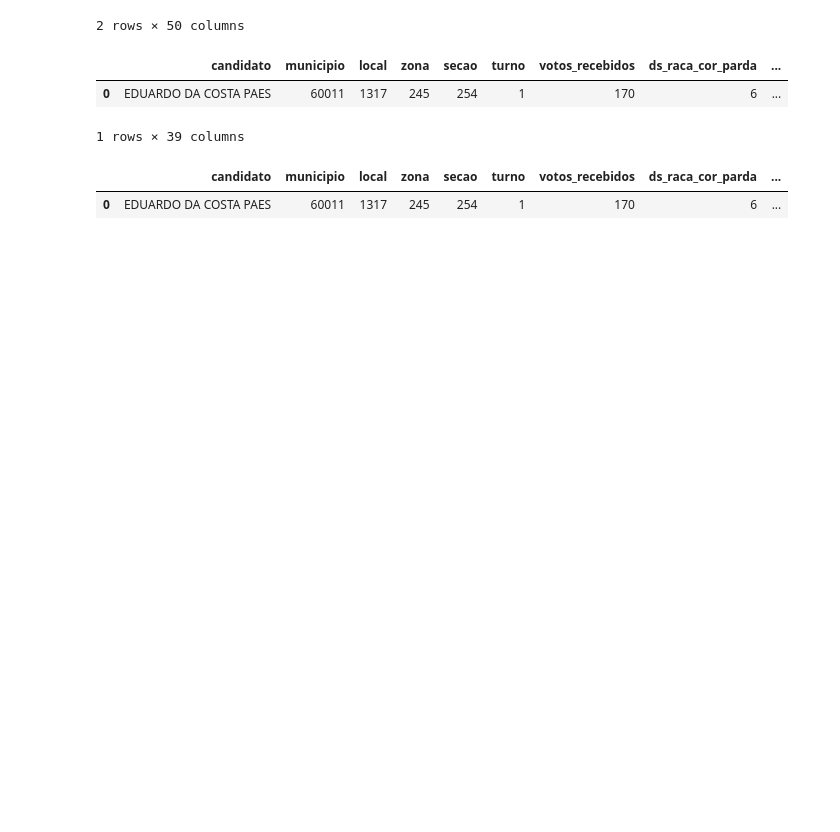
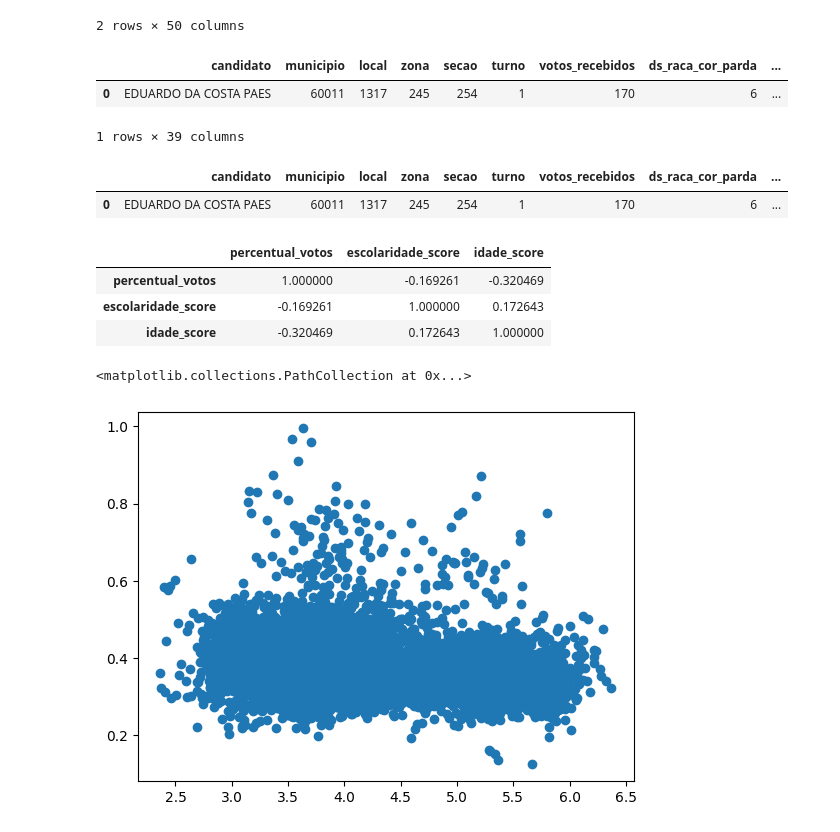
Before and after one commit to caiogimenes/tse-data, a Jupyter notebook: 4-analise_corr.ipynb, the cells around one changed output. Saved outputs shown, nothing was run; the diff lists cells and outputs as text; code cells hidden in the pictures; blank space fills up the shorter version.

```diff
--- a/4-analise_corr.ipynb
+++ b/4-analise_corr.ipynb
@@ -30,8 +31,8 @@ pesos_escolaridade = {
 # Calculando o score usando np.average com os pesos
 data["escolaridade_score"] = data.apply(
     lambda row: np.average(
-        [row[col] for col in pesos_escolaridade.keys()],  # Valores das colunas
-        weights=[pesos_escolaridade[col] for col in pesos_escolaridade.keys()]  # Pesos associados às colunas
+        [pesos_escolaridade[col] for col in pesos_escolaridade.keys()],  # Valores das colunas
+        weights=[row[col] for col in pesos_escolaridade.keys()]  # Pesos associados às colunas
     ),
     axis=1
 )
@@ -50,7 +51,7 @@ def extrair_media_idade(col):
         try:
             return (float(col.split('_')[3]))
         except:
-            return 'coluna invalida'
+            return 0
 # %%
 etaria_cols = [col for col in data.columns if re.search('faixa_etaria', col)]
 etaria_cols_weights = {
@@ -60,8 +61,8 @@ etaria_cols_weights = {
 
 data['idade_score'] = data.apply(
     lambda row: np.average(
-        [row[col] for col in etaria_cols_weights.keys()],
-        weights=[etaria_cols_weights[col] for col in etaria_cols_weights.keys()]
+        [etaria_cols_weights[col] for col in etaria_cols_weights.keys()],
+        weights=[row[col] for col in etaria_cols_weights.keys()]
     ),
     axis=1
 )
@@ -71,3 +72,10 @@ data.head(1)
 # %% [output]
 |  | candidato | municipio | local | zona | secao | turno | votos_recebidos | ds_raca_cor_parda | ... |
 | 0 | EDUARDO DA COSTA PAES | 60011 | 1317 | 245 | 254 | 1 | 170 | 6 | ... |
+# %%
+data[['percentual_votos', 'escolaridade_score', 'idade_score']].corr()
+# %% [output]
+|  | percentual_votos | escolaridade_score | idade_score |
+| percentual_votos | 1.000000 | -0.169261 | -0.320469 |
+| escolaridade_score | -0.169261 | 1.000000 | 0.172643 |
+| idade_score | -0.320469 | 0.172643 | 1.000000 |
@@ -73,0 +85,9 @@ data.head(1)
+# %%
+data_filtered = data.loc[data['percentual_votos'] < 1]
+# %%
+x = data_filtered['escolaridade_score'].values
+y = data_filtered['percentual_votos'].values
+plt.scatter(x,y)
+# %% [output]
+<matplotlib.collections.PathCollection at 0x...>
+[figure, added]
```
Also changed, not shown: parts of 26 cells of this notebook, 1 other file.
